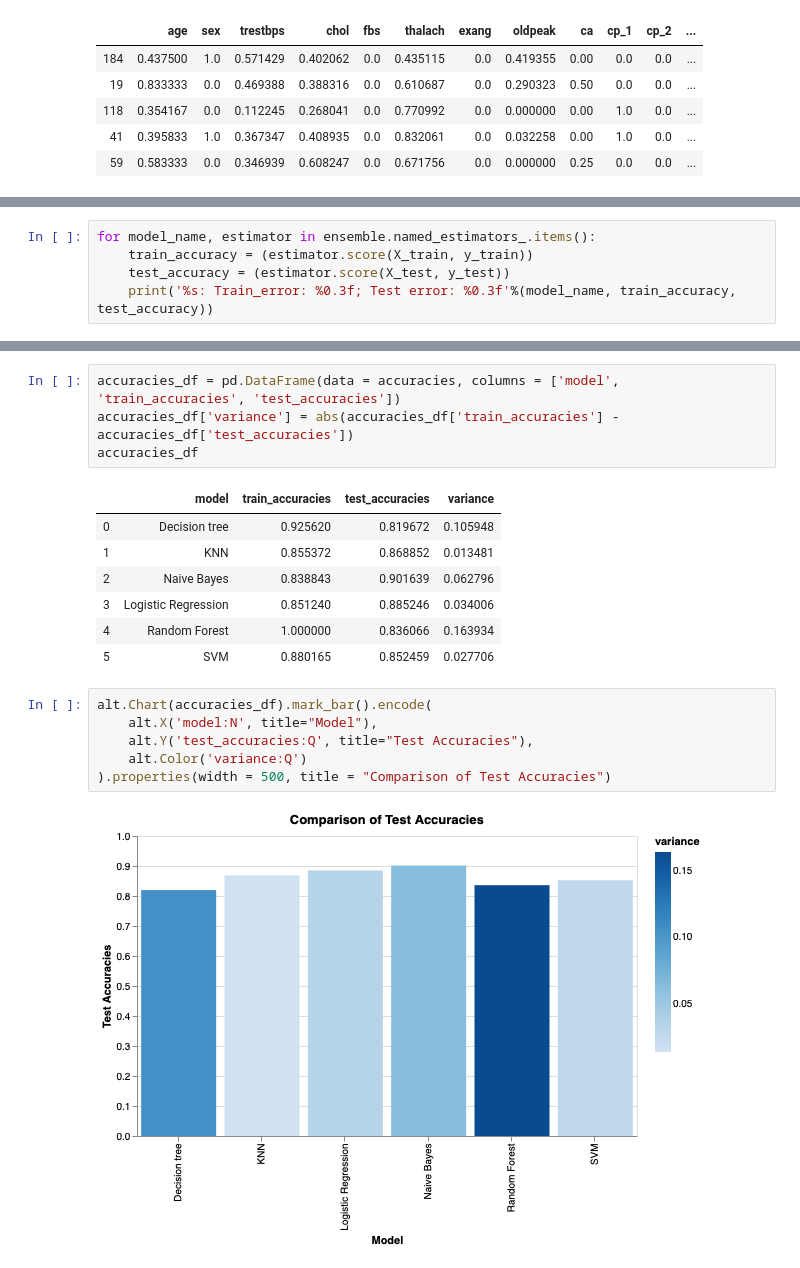
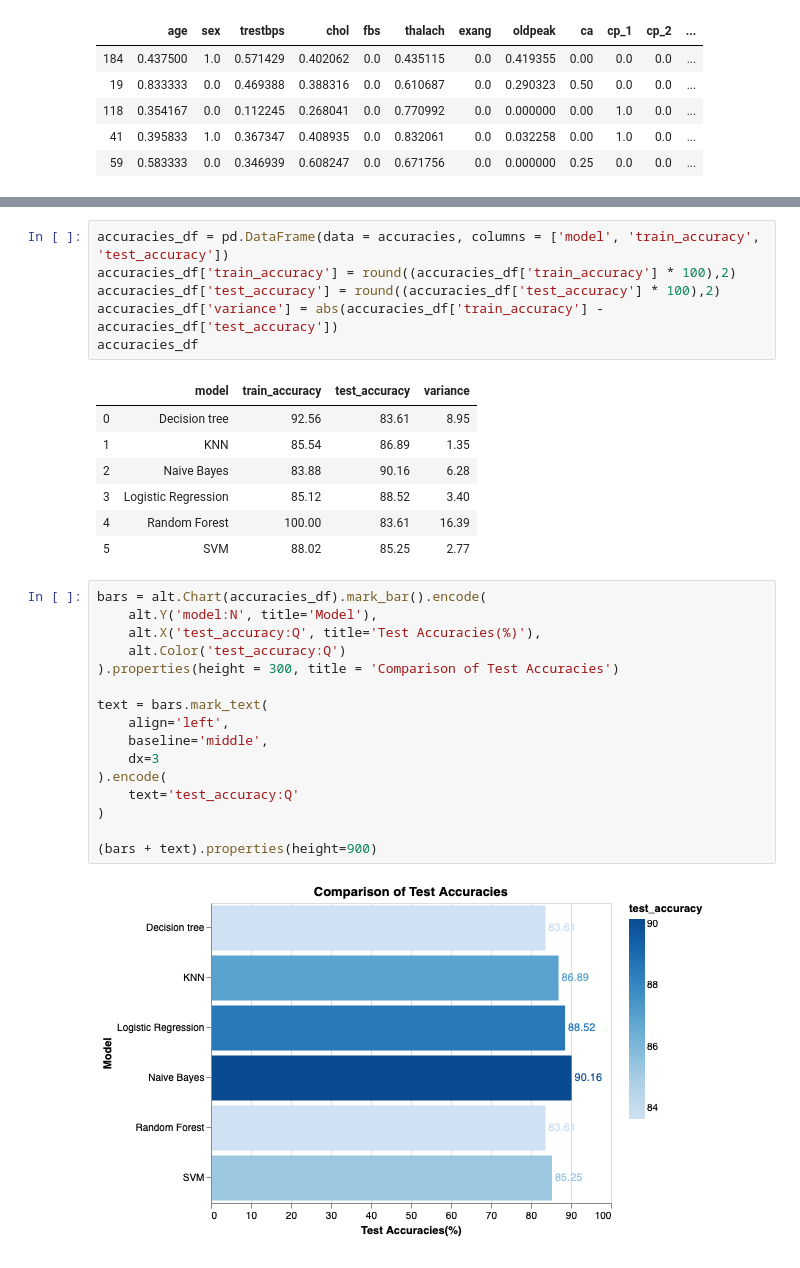
Before and after one commit to camadi/Heart-Disease-Prediction, a Jupyter notebook: Heart-Disease-Analysis.ipynb, the cells around one changed output, grey strips where cells are left out. Drawn from its saved outputs; the diff is of its cells as text.

```diff
--- a/Heart-Disease-Analysis.ipynb
+++ b/Heart-Disease-Analysis.ipynb
@@ -349,5 +320,0 @@ Train_error: 0.880; Test error: 0.852
-# %%
-for model_name, estimator in ensemble.named_estimators_.items():
-    train_accuracy = (estimator.score(X_train, y_train))
-    test_accuracy = (estimator.score(X_test, y_test))
-    print('%s: Train_error: %0.3f; Test error: %0.3f'%(model_name, train_accuracy, test_accuracy))
@@ -374,22 +334,34 @@ Logistic Regression: Train_error: 0.851; Test error: 0.885
 Random Forest: Train_error: 1.000; Test error: 0.836
 SVM: Train_error: 0.880; Test error: 0.852
 # %%
-accuracies_df = pd.DataFrame(data = accuracies, columns = ['model', 'train_accuracies', 'test_accuracies'])
-accuracies_df['variance'] = abs(accuracies_df['train_accuracies'] - accuracies_df['test_accuracies'])
+accuracies_df = pd.DataFrame(data = accuracies, columns = ['model', 'train_accuracy', 'test_accuracy'])
+accuracies_df['train_accuracy'] = round((accuracies_df['train_accuracy'] * 100),2)
+accuracies_df['test_accuracy'] = round((accuracies_df['test_accuracy'] * 100),2)
+accuracies_df['variance'] = abs(accuracies_df['train_accuracy'] - accuracies_df['test_accuracy'])
 accuracies_df
 # %% [output]
-|  | model | train_accuracies | test_accuracies | variance |
-| 0 | Decision tree | 0.925620 | 0.819672 | 0.105948 |
-| 1 | KNN | 0.855372 | 0.868852 | 0.013481 |
-| 2 | Naive Bayes | 0.838843 | 0.901639 | 0.062796 |
-| 3 | Logistic Regression | 0.851240 | 0.885246 | 0.034006 |
-| 4 | Random Forest | 1.000000 | 0.836066 | 0.163934 |
-| 5 | SVM | 0.880165 | 0.852459 | 0.027706 |
+|  | model | train_accuracy | test_accuracy | variance |
+| 0 | Decision tree | 92.56 | 83.61 | 8.95 |
+| 1 | KNN | 85.54 | 86.89 | 1.35 |
+| 2 | Naive Bayes | 83.88 | 90.16 | 6.28 |
+| 3 | Logistic Regression | 85.12 | 88.52 | 3.40 |
+| 4 | Random Forest | 100.00 | 83.61 | 16.39 |
+| 5 | SVM | 88.02 | 85.25 | 2.77 |
 # %%
-alt.Chart(accuracies_df).mark_bar().encode(
-    alt.X('model:N', title="Model"),
-    alt.Y('test_accuracies:Q', title="Test Accuracies"),
-    alt.Color('variance:Q')
-).properties(width = 500, title = "Comparison of Test Accuracies")
+bars = alt.Chart(accuracies_df).mark_bar().encode(
+    alt.Y('model:N', title='Model'),
+    alt.X('test_accuracy:Q', title='Test Accuracies(%)'),
+    alt.Color('test_accuracy:Q')
+).properties(height = 300, title = 'Comparison of Test Accuracies')
+
+text = bars.mark_text(
+    align='left',
+    baseline='middle',
+    dx=3
+).encode(
+    text='test_accuracy:Q'
+)
+
+(bars + text).properties(height=900)
 # %% [output]
-[figure, old version]
+[figure, new version]
```
Also changed, not shown: parts of 16 cells of this notebook.
